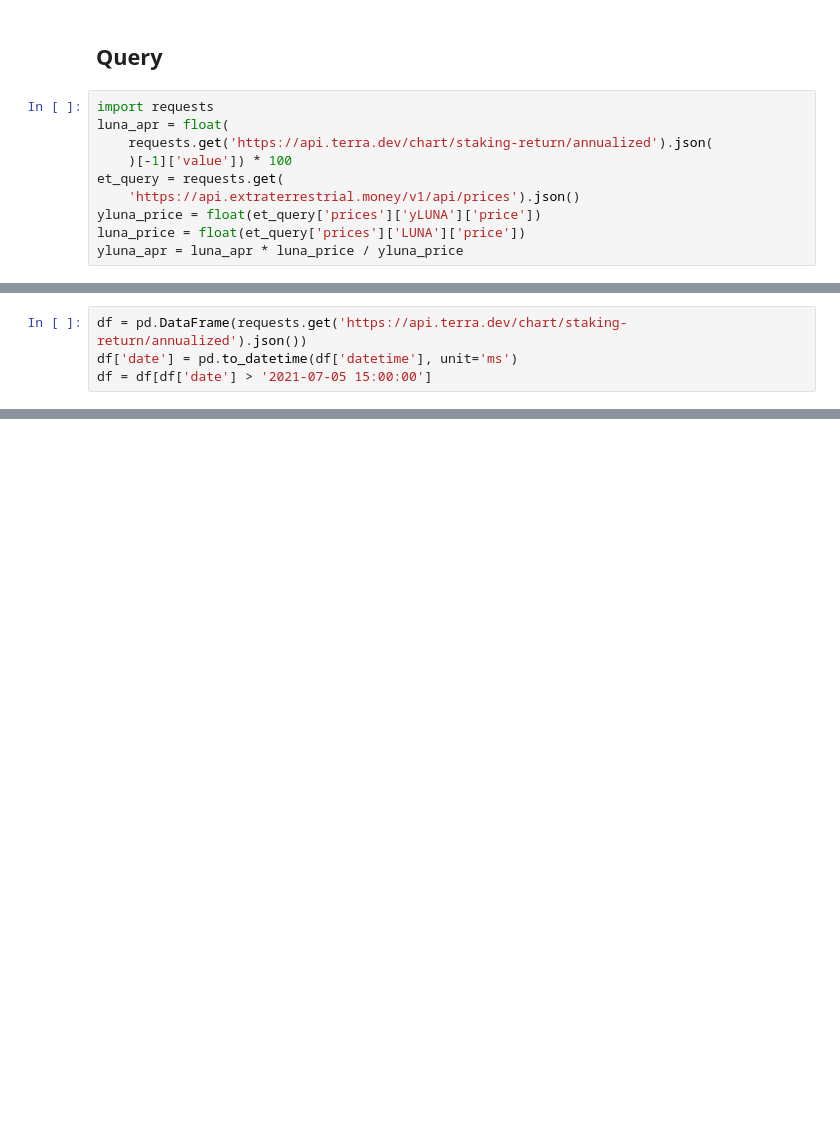
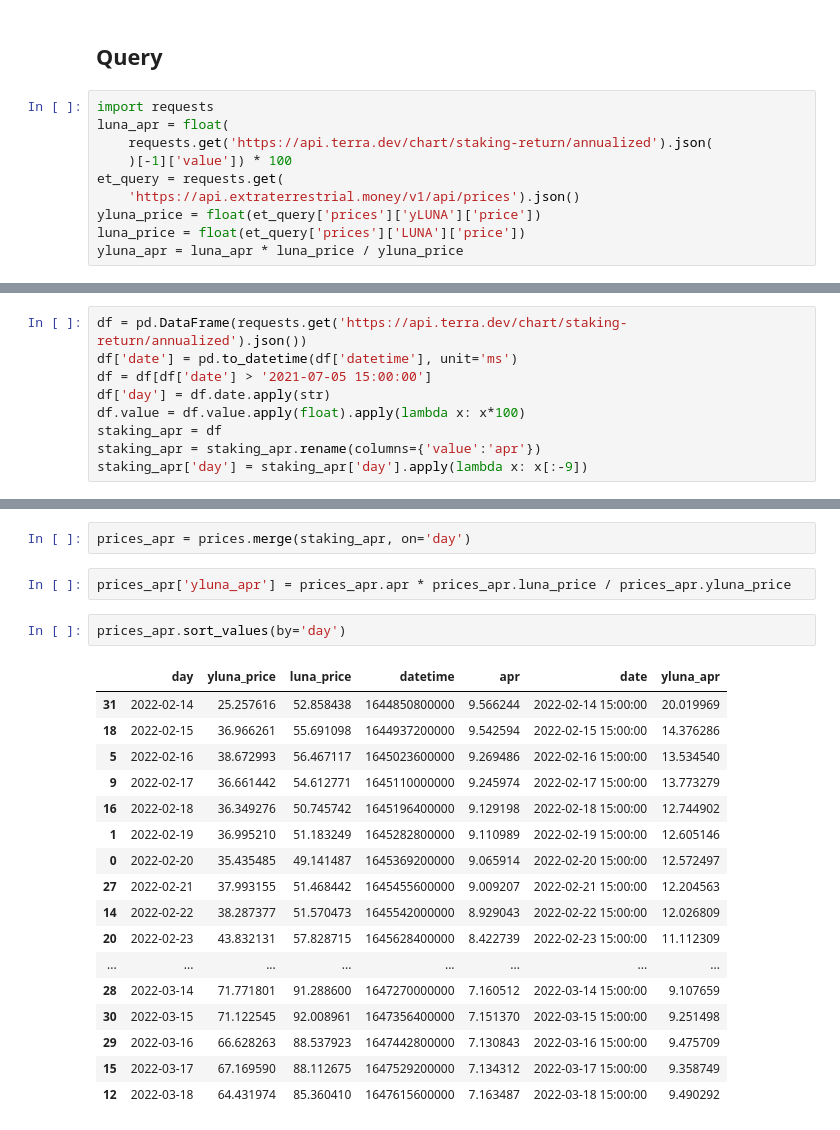
Before and after one commit to IncioMan/prism_analytics, a Jupyter notebook: notebook/aprs_over_time.ipynb, the cells around one changed output, grey strips where cells are left out. Cells and saved outputs as stored; diff of their text form; blank space fills up the shorter version.

```diff
--- a/notebook/aprs_over_time.ipynb
+++ b/notebook/aprs_over_time.ipynb
@@ -80,3 +76,8 @@ luna_price
 df = pd.DataFrame(requests.get('https://api.terra.dev/chart/staking-return/annualized').json())
 df['date'] = pd.to_datetime(df['datetime'], unit='ms')
 df = df[df['date'] > '2021-07-05 15:00:00']
+df['day'] = df.date.apply(str)
+df.value = df.value.apply(float).apply(lambda x: x*100)
+staking_apr = df
+staking_apr = staking_apr.rename(columns={'value':'apr'})
+staking_apr['day'] = staking_apr['day'].apply(lambda x: x[:-9])
@@ -91,3 +90,27 @@ mars_price_chart = alt.Chart(df).mark_line(point = True).encode(
 mars_price_chart
 # %% [output]
 [interactive output not drawn]
+# %%
+prices_apr = prices.merge(staking_apr, on='day')
+# %%
+prices_apr['yluna_apr'] = prices_apr.apr * prices_apr.luna_price / prices_apr.yluna_price
+# %%
+prices_apr.sort_values(by='day')
+# %% [output]
+|  | day | yluna_price | luna_price | datetime | apr | date | yluna_apr |
+| 31 | 2022-02-14 | 25.257616 | 52.858438 | 1644850800000 | 9.566244 | 2022-02-14 15:00:00 | 20.019969 |
+| 18 | 2022-02-15 | 36.966261 | 55.691098 | 1644937200000 | 9.542594 | 2022-02-15 15:00:00 | 14.376286 |
+| 5 | 2022-02-16 | 38.672993 | 56.467117 | 1645023600000 | 9.269486 | 2022-02-16 15:00:00 | 13.534540 |
+| 9 | 2022-02-17 | 36.661442 | 54.612771 | 1645110000000 | 9.245974 | 2022-02-17 15:00:00 | 13.773279 |
+| 16 | 2022-02-18 | 36.349276 | 50.745742 | 1645196400000 | 9.129198 | 2022-02-18 15:00:00 | 12.744902 |
+| 1 | 2022-02-19 | 36.995210 | 51.183249 | 1645282800000 | 9.110989 | 2022-02-19 15:00:00 | 12.605146 |
+| 0 | 2022-02-20 | 35.435485 | 49.141487 | 1645369200000 | 9.065914 | 2022-02-20 15:00:00 | 12.572497 |
+| 27 | 2022-02-21 | 37.993155 | 51.468442 | 1645455600000 | 9.009207 | 2022-02-21 15:00:00 | 12.204563 |
+| 14 | 2022-02-22 | 38.287377 | 51.570473 | 1645542000000 | 8.929043 | 2022-02-22 15:00:00 | 12.026809 |
+| 20 | 2022-02-23 | 43.832131 | 57.828715 | 1645628400000 | 8.422739 | 2022-02-23 15:00:00 | 11.112309 |
+| ... | ... | ... | ... | ... | ... | ... | ... |
+| 28 | 2022-03-14 | 71.771801 | 91.288600 | 1647270000000 | 7.160512 | 2022-03-14 15:00:00 | 9.107659 |
+| 30 | 2022-03-15 | 71.122545 | 92.008961 | 1647356400000 | 7.151370 | 2022-03-15 15:00:00 | 9.251498 |
+| 29 | 2022-03-16 | 66.628263 | 88.537923 | 1647442800000 | 7.130843 | 2022-03-16 15:00:00 | 9.475709 |
+| 15 | 2022-03-17 | 67.169590 | 88.112675 | 1647529200000 | 7.134312 | 2022-03-17 15:00:00 | 9.358749 |
+| 12 | 2022-03-18 | 64.431974 | 85.360410 | 1647615600000 | 7.163487 | 2022-03-18 15:00:00 | 9.490292 |
```
Also changed, not shown: parts of 8 cells of this notebook.
